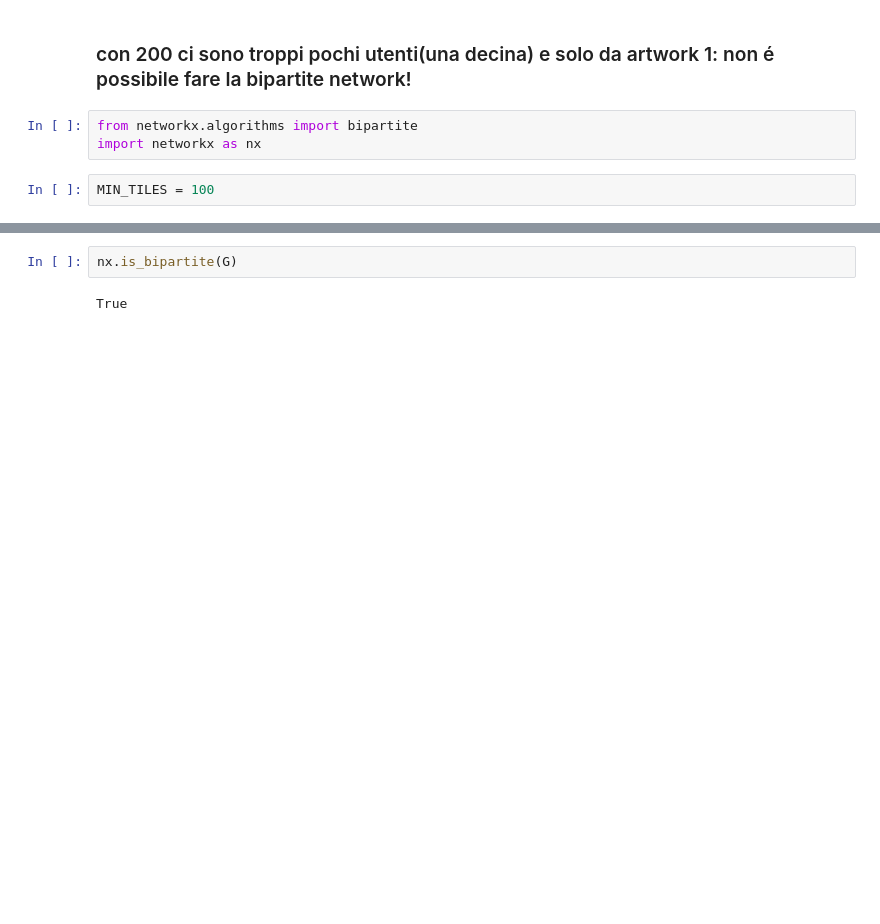
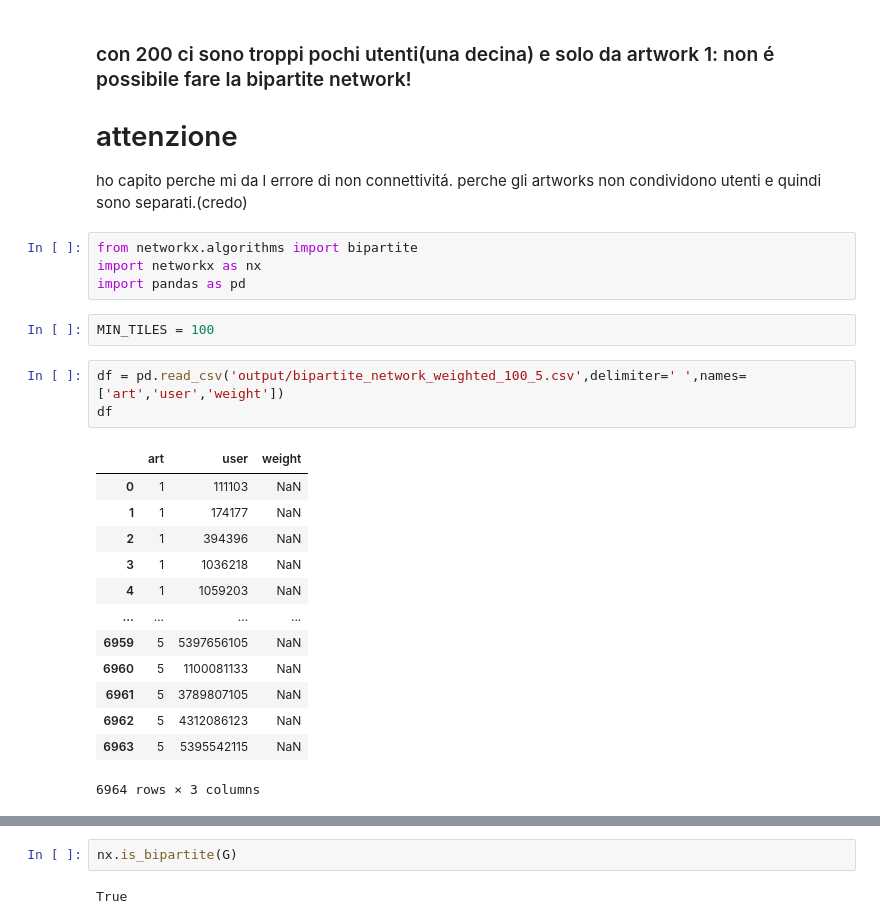
Before and after one commit to pietro-sillano/r-place-Network-Analysis, a Jupyter notebook: process_network_colab.ipynb, the cells around one changed output, grey strips where cells are left out. Cells and saved outputs as stored; diff of their text form; blank space fills up the shorter version.

```diff
--- a/process_network_colab.ipynb
+++ b/process_network_colab.ipynb
@@ -1,7 +1,29 @@
 # %% [markdown]
 ### con 200 ci sono troppi pochi utenti(una decina) e solo da artwork 1: non é possibile fare la bipartite network!
+
+
+# attenzione
+ho capito perche mi da l errore di non connettivitá. perche gli artworks non condividono utenti e quindi sono separati.(credo)
 # %%
 from networkx.algorithms import bipartite
 import networkx as nx
+import pandas as pd
 # %%
 MIN_TILES = 100
+# %%
+df = pd.read_csv('output/bipartite_network_weighted_100_5.csv',delimiter=' ',names=['art','user','weight'])
+df
+# %% [output]
+|  | art | user | weight |
+| 0 | 1 | 111103 | NaN |
+| 1 | 1 | 174177 | NaN |
+| 2 | 1 | 394396 | NaN |
+| 3 | 1 | 1036218 | NaN |
+| 4 | 1 | 1059203 | NaN |
+| ... | ... | ... | ... |
+| 6959 | 5 | 5397656105 | NaN |
+| 6960 | 5 | 1100081133 | NaN |
+| 6961 | 5 | 3789807105 | NaN |
+| 6962 | 5 | 4312086123 | NaN |
+| 6963 | 5 | 5395542115 | NaN |
+6964 rows × 3 columns
```
Also changed, not shown: parts of 13 cells of this notebook, 7 other files.
